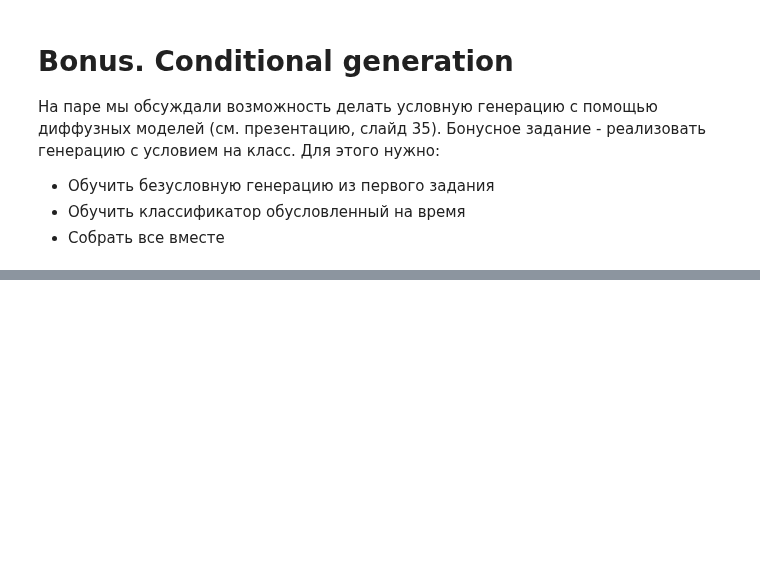
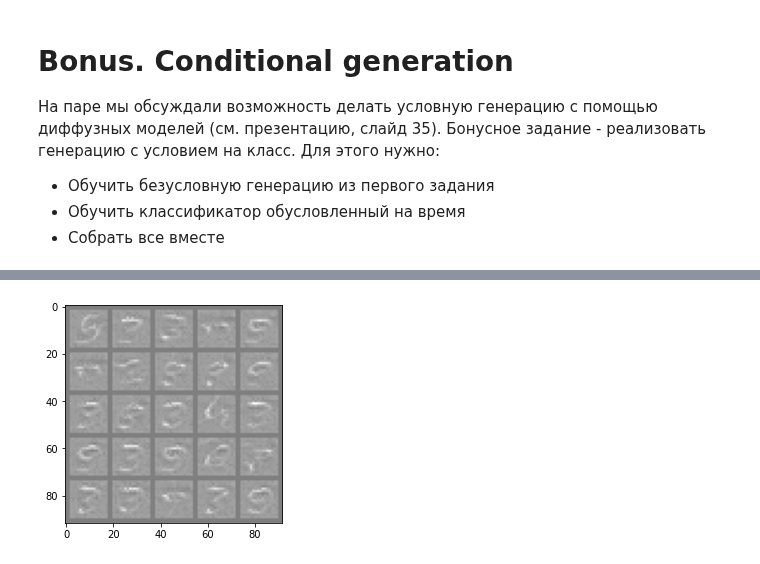
Before and after one commit to GrigoryBartosh/dul_2021, a Jupyter notebook: Homework/hw15/Homework15_diffusion.ipynb, the cells around one changed output, grey strips where cells are left out. Saved outputs shown, nothing was run; the diff lists cells and outputs as text; code cells hidden in the pictures; blank space fills up the shorter version.

```diff
--- a/Homework/hw15/Homework15_diffusion.ipynb
+++ b/Homework/hw15/Homework15_diffusion.ipynb
@@ -378,9 +378,9 @@ cddpm.to(device)
 
 cddpm.fit_classificator(train_loader)
 # %%
-optim = torch.optim.Adam(cddpm.parameters(), lr=2e-4)
+optim = torch.optim.Adam(cddpm.eps_th.parameters(), lr=2e-4)
 
-train(cddpm, train_loader, val_loader, optim, epochs=15)
+train(cddpm, train_loader, val_loader, optim, epochs=5)
 # %%
 x = cddpm.sample_sde(bs=25)
 show_imgs(x)
@@ -388,0 +390,6 @@ KeyboardInterrupt: ignored
+# %%
+t = (x - x.min())/(x.max() - x.min())
+# %%
+show_imgs(t)
+# %% [output]
+[figure, added]
```
Also changed, not shown: parts of 2 cells of this notebook.
